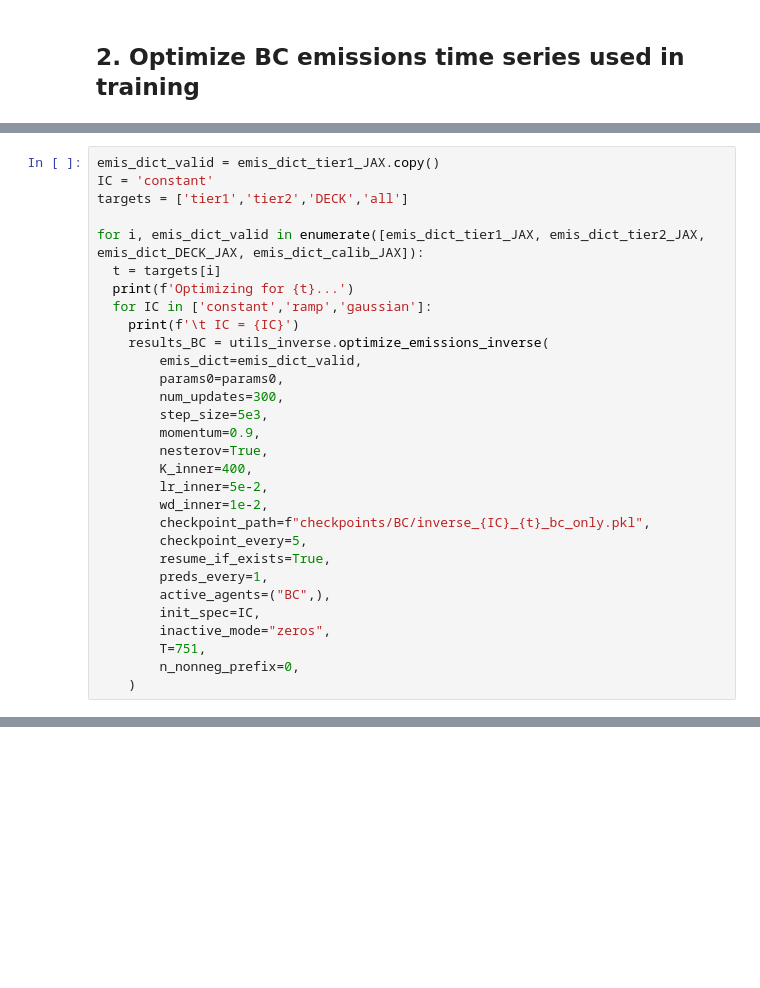
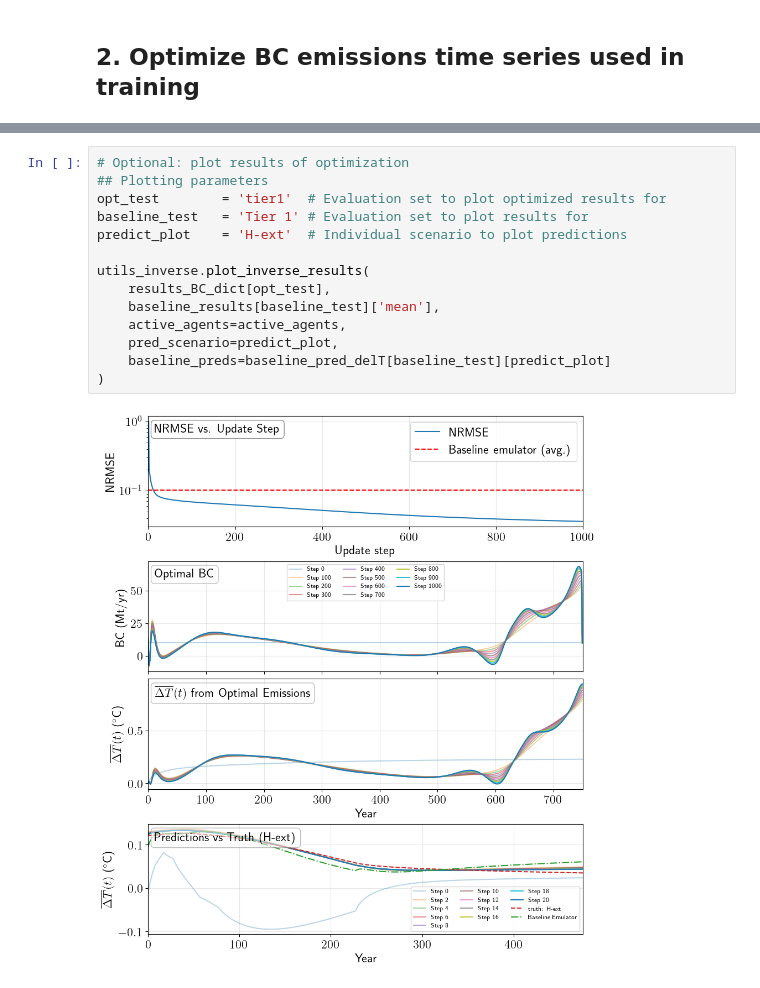
Before and after one commit to cbwomack/Emulator_Training_Data, a Jupyter notebook: 3e_inverse_BC_only.ipynb, the cells around one changed output, grey strips where cells are left out. Cells and saved outputs as stored; diff of their text form; blank space fills up the shorter version.

```diff
--- a/3e_inverse_BC_only.ipynb
+++ b/3e_inverse_BC_only.ipynb
@@ -247,30 +119,0 @@ utils_inverse.plot_inverse_results(
-# %%
-emis_dict_valid = emis_dict_tier1_JAX.copy()
-IC = 'constant'
-targets = ['tier1','tier2','DECK','all']
-
-for i, emis_dict_valid in enumerate([emis_dict_tier1_JAX, emis_dict_tier2_JAX, emis_dict_DECK_JAX, emis_dict_calib_JAX]):
-  t = targets[i]
-  print(f'Optimizing for {t}...')
-  for IC in ['constant','ramp','gaussian']:
-    print(f'\t IC = {IC}')
-    results_BC = utils_inverse.optimize_emissions_inverse(
-        emis_dict=emis_dict_valid,
-        params0=params0,
-        num_updates=300,
-        step_size=5e3,
-        momentum=0.9,
-        nesterov=True,
-        K_inner=400,
-        lr_inner=5e-2,
-        wd_inner=1e-2,
-        checkpoint_path=f"checkpoints/BC/inverse_{IC}_{t}_bc_only.pkl",
-        checkpoint_every=5,
-        resume_if_exists=True,
-        preds_every=1,
-        active_agents=("BC",),
-        init_spec=IC,
-        inactive_mode="zeros",
-        T=751,
-        n_nonneg_prefix=0,
-    )
@@ -698,0 +191,16 @@ utils_inverse.plot_inverse_results(
+# %%
+# Optional: plot results of optimization
+## Plotting parameters
+opt_test        = 'tier1'  # Evaluation set to plot optimized results for
+baseline_test   = 'Tier 1' # Evaluation set to plot results for
+predict_plot    = 'H-ext'  # Individual scenario to plot predictions
+
+utils_inverse.plot_inverse_results(
+    results_BC_dict[opt_test],
+    baseline_results[baseline_test]['mean'],
+    active_agents=active_agents,
+    pred_scenario=predict_plot,
+    baseline_preds=baseline_pred_delT[baseline_test][predict_plot]
+)
+# %% [output]
+[figure, added]
```
Also changed, not shown: parts of 48 cells of this notebook, 30 other files.
